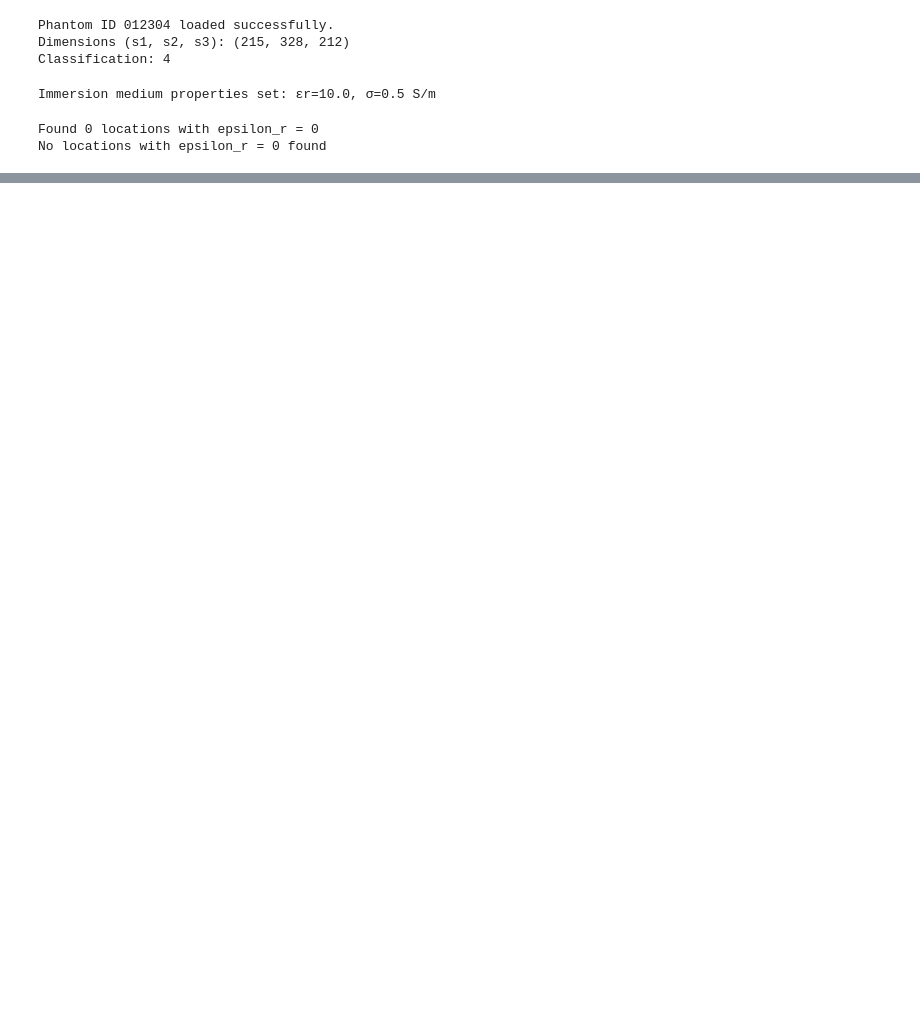
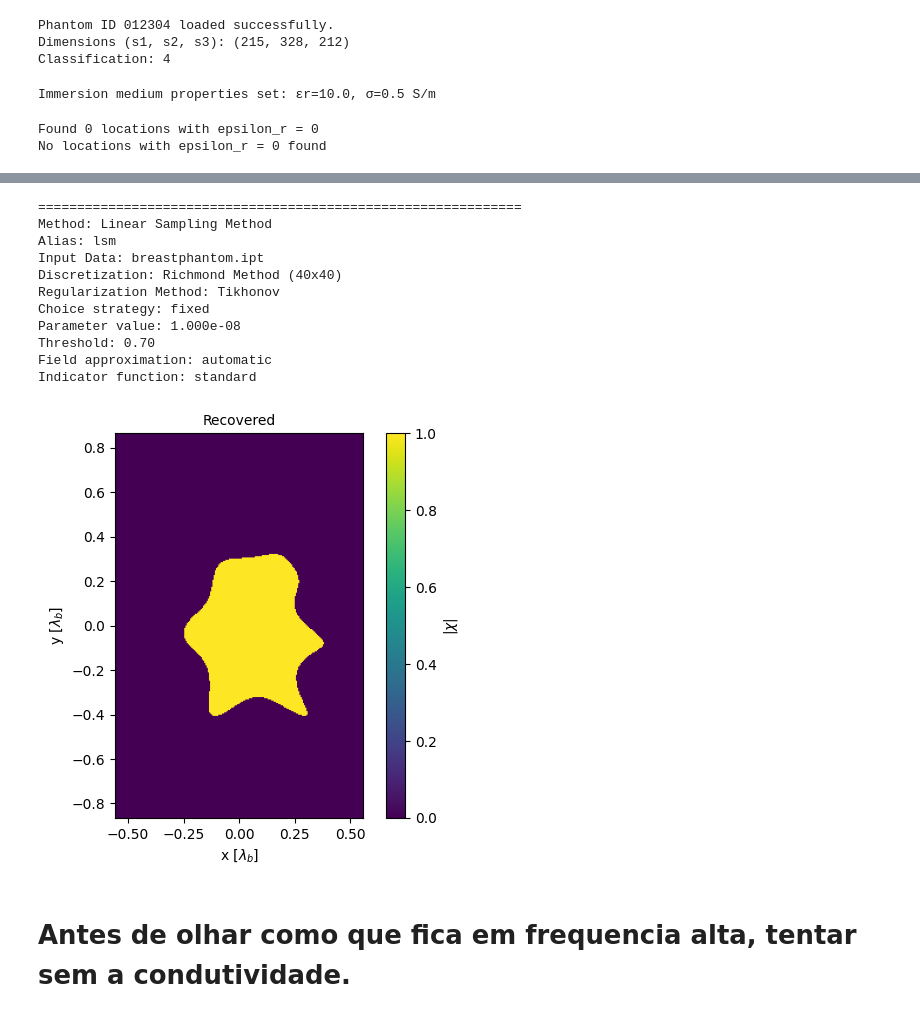
Before and after one commit to andre-batista/PISPAEIS, a Jupyter notebook: experiments/breast/test.ipynb, the cells around one changed output, grey strips where cells are left out. Cells and saved outputs as stored; diff of their text form; code cells hidden in the pictures; blank space fills up the shorter version.

```diff
--- a/experiments/breast/test.ipynb
+++ b/experiments/breast/test.ipynb
@@ -189,0 +236,26 @@ Iteration: 30 -  Shape: inf, Position: 29.60, Ob. Func.: 1.210e+00,
+# %%
+import lsm
+
+method = lsm.LinearSamplingMethod(alias='lsm',
+                                  regularization=reg.Tikhonov(reg.TIK_FIXED, parameter=1e-8),
+                            #  regularization=reg.ConjugatedGradient(300),
+                             sv_cutoff=None, threshold=0.7)
+
+result = method.solve(test, discretization)
+
+result.plot_map(show=True)
+# %% [output]
+==============================================================
+Method: Linear Sampling Method
+Alias: lsm
+Input Data: breastphantom.ipt
+Discretization: Richmond Method (40x40)
+Regularization Method: Tikhonov
+Choice strategy: fixed
+Parameter value: 1.000e-08
+Threshold: 0.70
+Field approximation: automatic
+Indicator function: standard
+[figure, added]
+# %% [markdown]
+# Antes de olhar como que fica em frequencia alta, tentar sem a condutividade.
```
Also changed, not shown: parts of 8 cells of this notebook, 2 other files.
